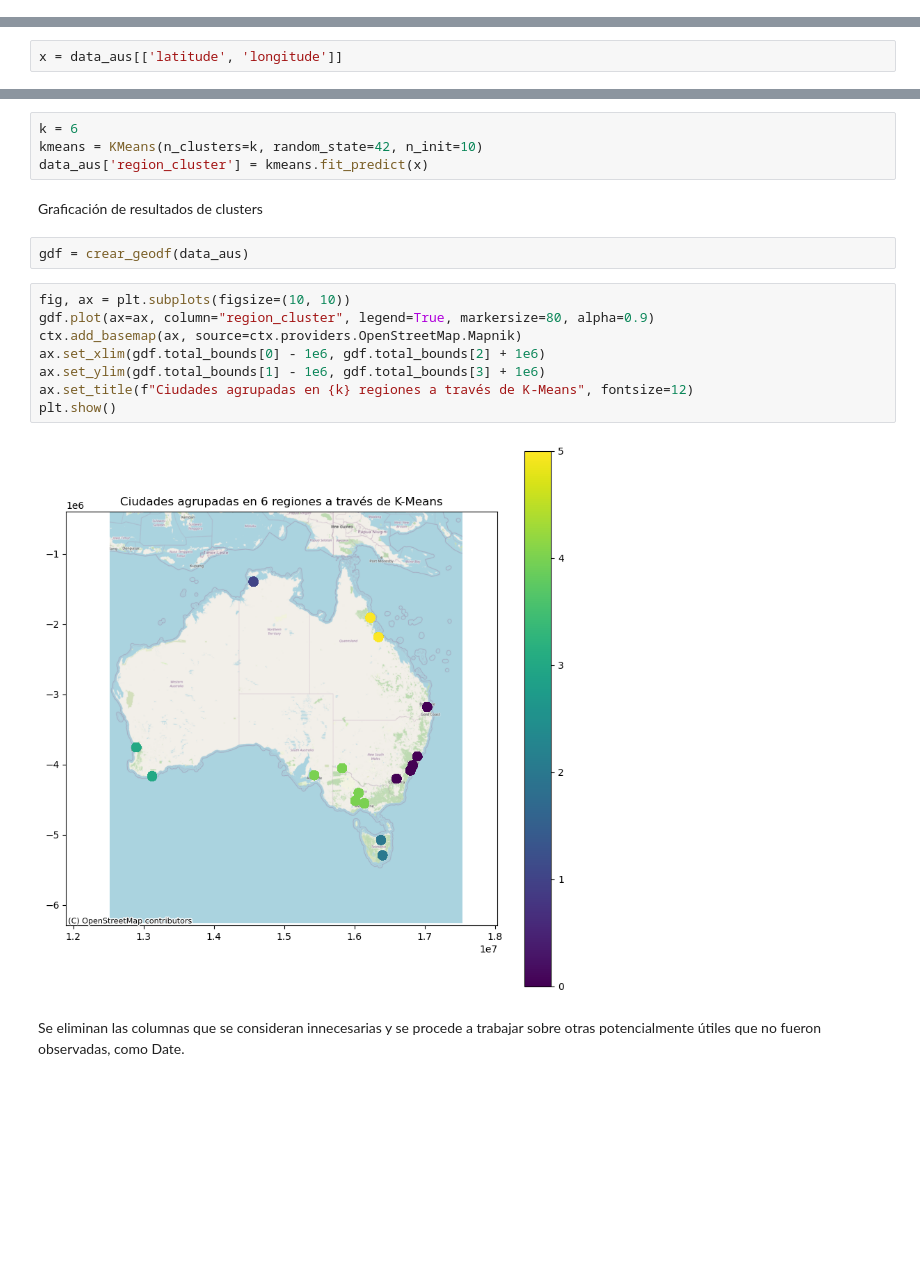
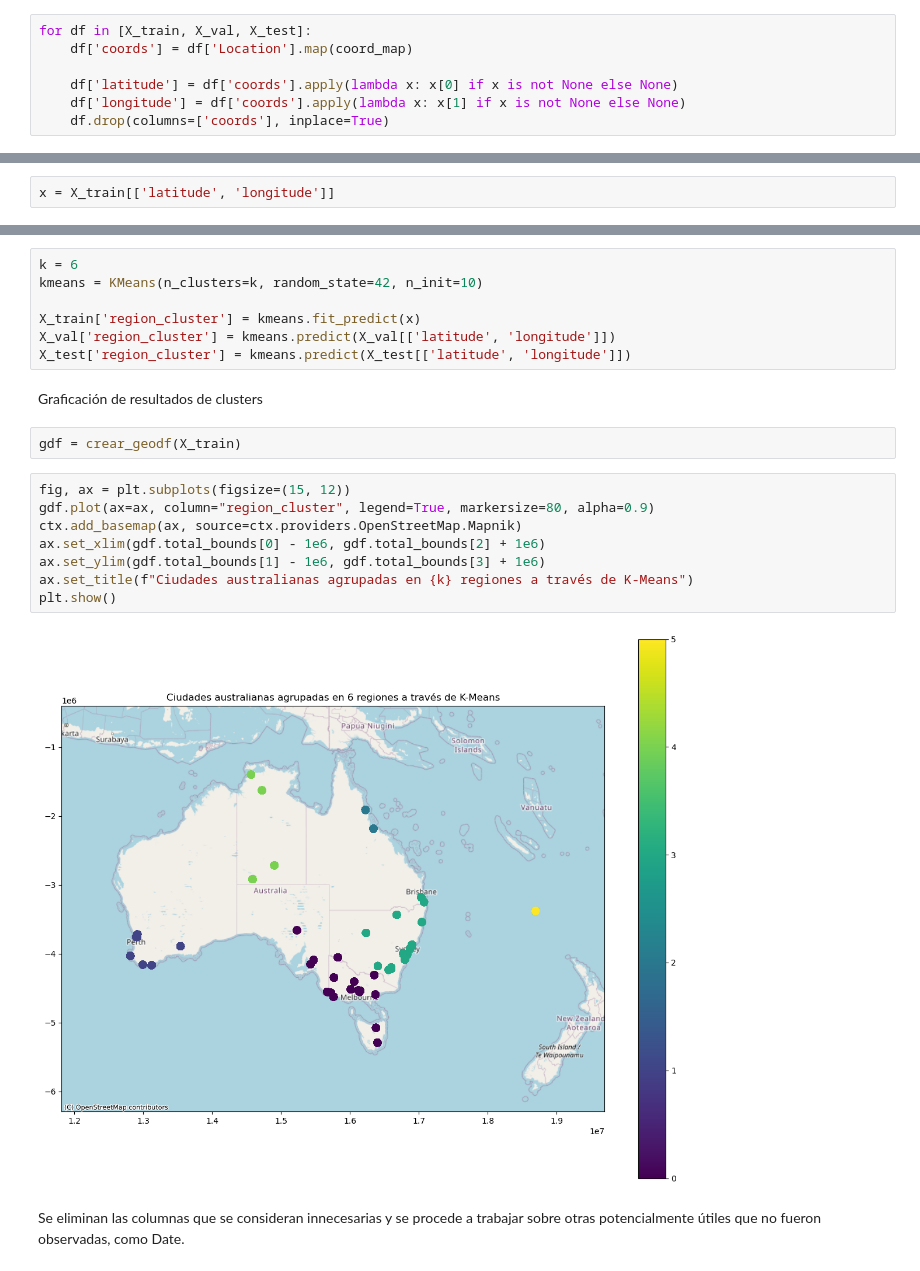
Before and after one commit to CaroRuiz92/AA1-TUIA-Ruiz-Quispe, a Jupyter notebook: TP-clasificacion-AA1.ipynb, the cells around one changed output, grey strips where cells are left out. Saved outputs shown, nothing was run; the diff lists cells and outputs as text; blank space fills up the shorter version.

```diff
--- a/TP-clasificacion-AA1.ipynb
+++ b/TP-clasificacion-AA1.ipynb
@@ -337,3 +407,10 @@ data_completo = pd.merge(data_limpio, ciudades_df, on='Location', how='left')
+# %%
+for df in [X_train, X_val, X_test]:
+    df['coords'] = df['Location'].map(coord_map)
+
+    df['latitude'] = df['coords'].apply(lambda x: x[0] if x is not None else None)
+    df['longitude'] = df['coords'].apply(lambda x: x[1] if x is not None else None)
+    df.drop(columns=['coords'], inplace=True)
 # %% [markdown]
 Visualización de ciudades en mapa
 # %%
@@ -396,7 +550,7 @@ Ahora que solo quedaron los datos relacionados a Australia, se continúa con la
 # %%
 from sklearn.cluster import KMeans
 # %%
-x = data_aus[['latitude', 'longitude']]
+x = X_train[['latitude', 'longitude']]
 # %%
 inertias = []
 for k in range(2, 10):
@@ -435,21 +569,24 @@ El método del codo demuestra que es mejor 6 que 4. Se graficará esta idea.
 # %%
 k = 6
 kmeans = KMeans(n_clusters=k, random_state=42, n_init=10)
-data_aus['region_cluster'] = kmeans.fit_predict(x)
+
+X_train['region_cluster'] = kmeans.fit_predict(x)
+X_val['region_cluster'] = kmeans.predict(X_val[['latitude', 'longitude']])
+X_test['region_cluster'] = kmeans.predict(X_test[['latitude', 'longitude']])
 # %% [markdown]
 Graficación de resultados de clusters
 # %%
-gdf = crear_geodf(data_aus)
+gdf = crear_geodf(X_train)
 # %%
-fig, ax = plt.subplots(figsize=(10, 10))
+fig, ax = plt.subplots(figsize=(15, 12))
 gdf.plot(ax=ax, column="region_cluster", legend=True, markersize=80, alpha=0.9)
 ctx.add_basemap(ax, source=ctx.providers.OpenStreetMap.Mapnik)
 ax.set_xlim(gdf.total_bounds[0] - 1e6, gdf.total_bounds[2] + 1e6)
 ax.set_ylim(gdf.total_bounds[1] - 1e6, gdf.total_bounds[3] + 1e6)
-ax.set_title(f"Ciudades agrupadas en {k} regiones a través de K-Means", fontsize=12)
+ax.set_title(f"Ciudades australianas agrupadas en {k} regiones a través de K-Means")
 plt.show()
 # %% [output]
-[figure, old version]
+[figure, new version]
 # %% [markdown]
 Se eliminan las columnas que se consideran innecesarias y se procede a trabajar sobre otras potencialmente útiles que no fueron observadas, como Date.
 # %%
```
Also changed, not shown: parts of 59 cells of this notebook.
